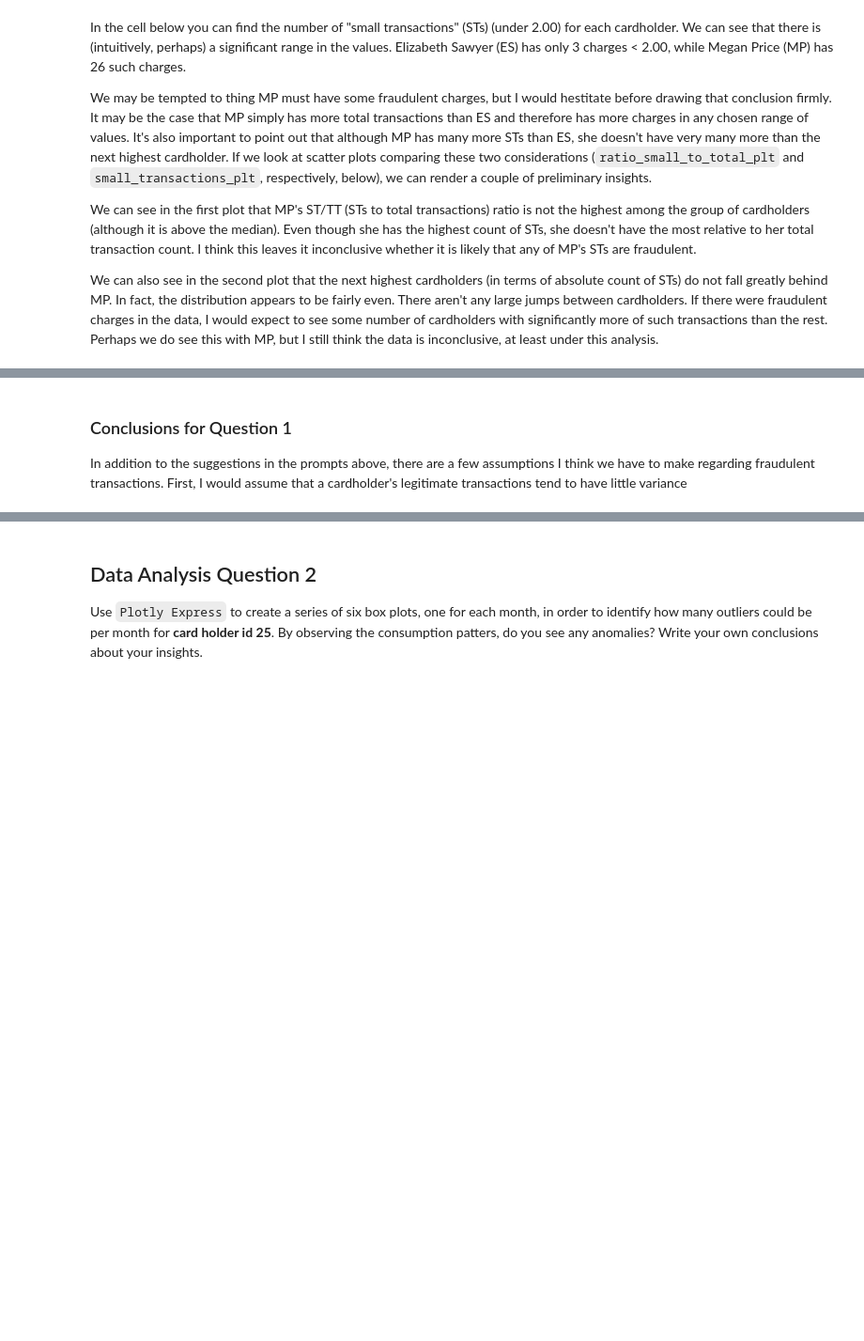
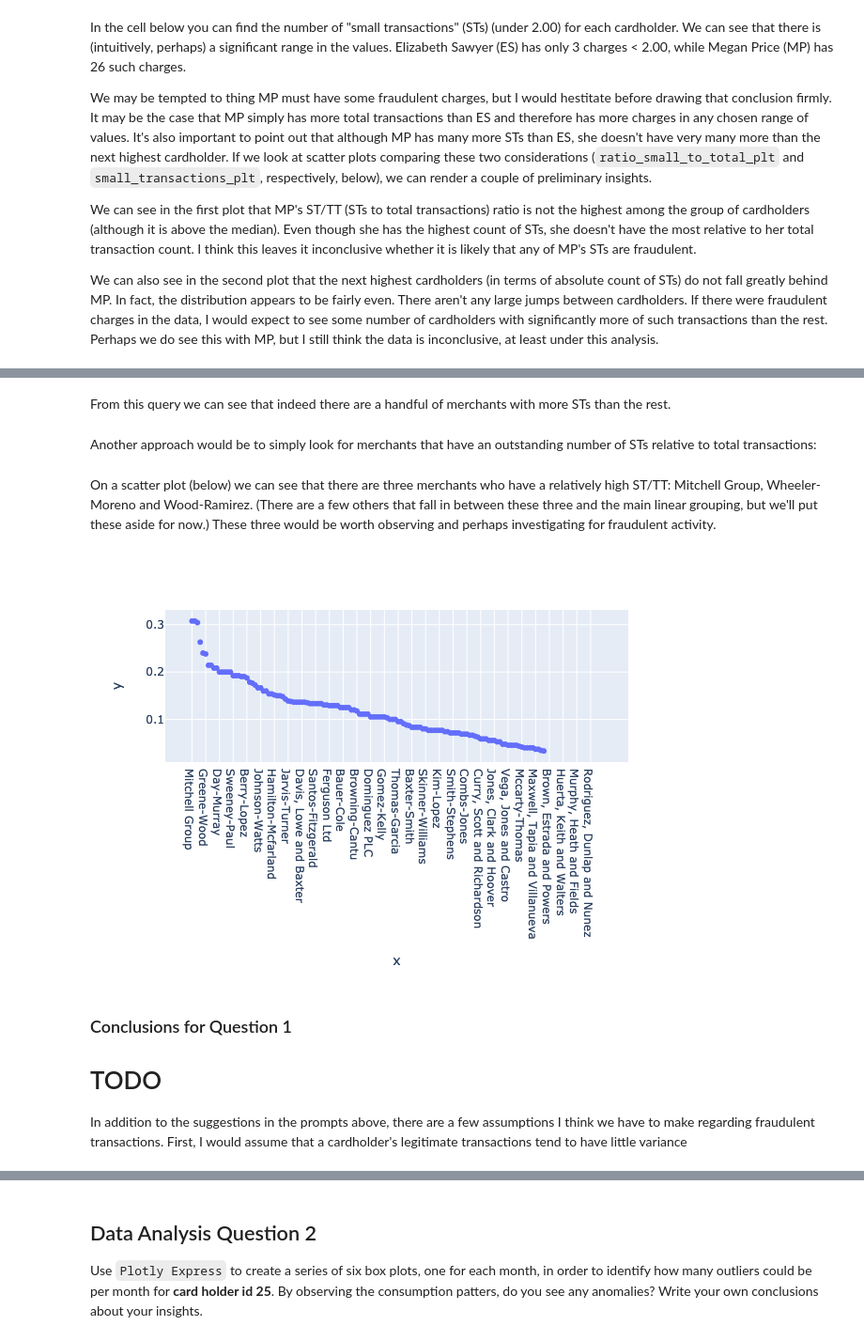
Before and after one commit to lawsonpd/fintech-bootcamp-homework, a Jupyter notebook: 07-SQL/Instructions/Starter_Files/visual_data_analysis.ipynb, the cells around one changed output, grey strips where cells are left out. Shown: that part at 94% size. Cells and saved outputs as stored; diff of their text form; code cells hidden in the pictures; blank space fills up the shorter version.

```diff
--- a/07-SQL/Instructions/Starter_Files/visual_data_analysis.ipynb
+++ b/07-SQL/Instructions/Starter_Files/visual_data_analysis.ipynb
@@ -259,4 +261,22 @@ we can see that there are three merchants who have a relatively high ST/TT: Mitc
+# %% [markdown]
+From this query we can see that indeed there are a handful of merchants with more STs than the rest.
+# %% [markdown]
+Another approach would be to simply look for merchants that have an outstanding number of STs relative to total transactions:
+# %%
+st1 = all_transactions[all_transactions.amount < 2.00].groupby('merchant').amount.count()
+
+st2 = all_transactions.groupby('merchant').amount.count()
+
+st3 = (st1 / st2).sort_values(ascending=False)
+# %% [markdown]
+On a scatter plot (below) we can see that there are three merchants who have a relatively high ST/TT: Mitchell Group, Wheeler-Moreno and Wood-Ramirez. (There are a few others that fall in between these three and the main linear grouping, but we'll put these aside for now.) These three would be worth observing and perhaps investigating for fraudulent activity.
+# %%
+px.scatter(st3, x=st3.index, y=st3.values)
+# %% [output]
+[figure, added]
 # %% [markdown]
 ### Conclusions for Question 1
 
+# TODO
+
 In addition to the suggestions in the prompts above, there are a few assumptions I think we have to make regarding fraudulent transactions. First, I would assume that a cardholder's legitimate transactions tend to have little variance
```
Also changed, not shown: parts of 25 cells of this notebook, 3 other files.
